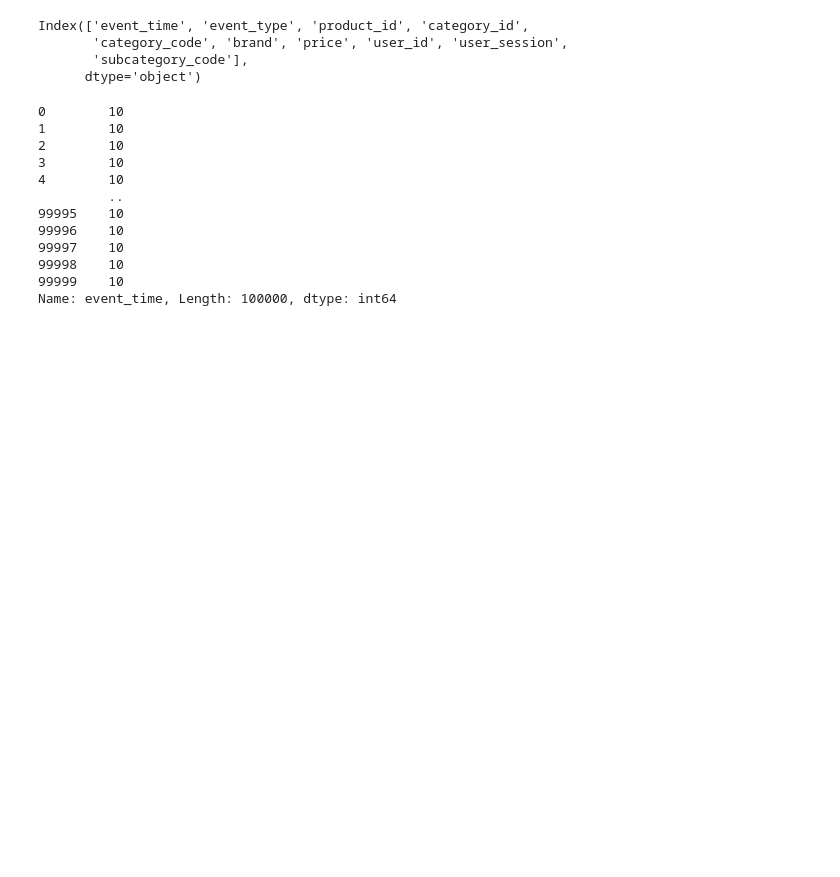
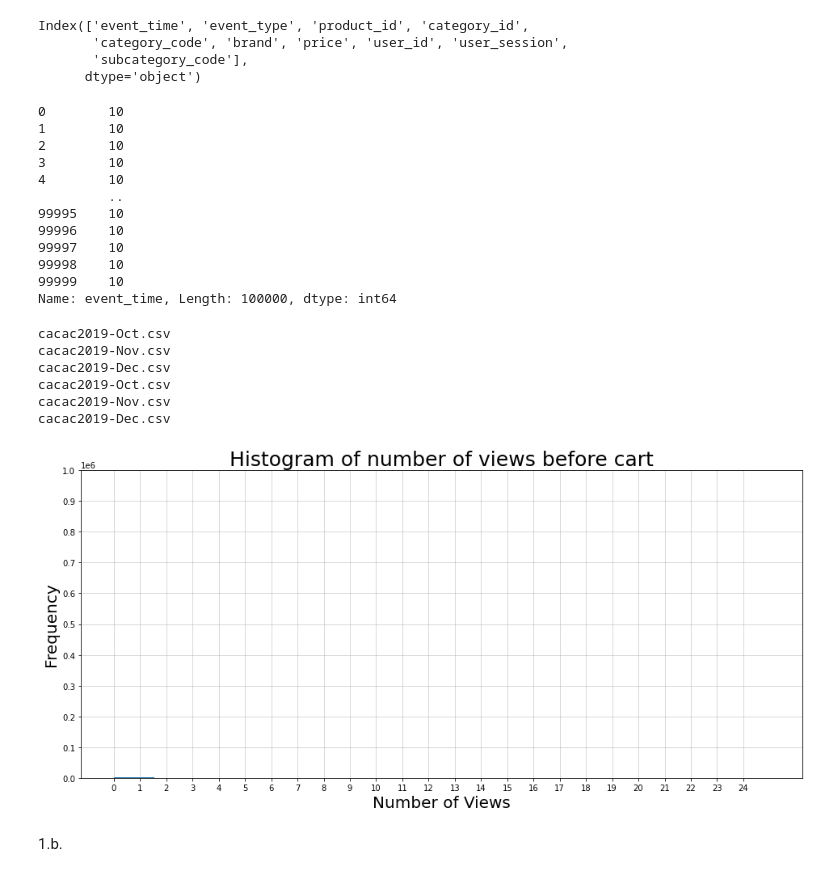
Before and after one commit to ADM-Homework-2/Homework_2, a Jupyter notebook: Main.ipynb, the cells around one changed output. Drawn from its saved outputs; the diff is of its cells as text; code cells hidden in the pictures; blank space fills up the shorter version.

```diff
--- a/Main.ipynb
+++ b/Main.ipynb
@@ -549,3 +508,15 @@ test_1.event_time
 99998    10
 99999    10
 Name: event_time, Length: 100000, dtype: int64
+# %%
+x = funcs.average_views_before_cart(data_sets=['cacac2019-Oct.csv', 'cacac2019-Nov.csv', 'cacac2019-Dec.csv'])
+# %% [output]
+cacac2019-Oct.csv
+cacac2019-Nov.csv
+cacac2019-Dec.csv
+cacac2019-Oct.csv
+cacac2019-Nov.csv
+cacac2019-Dec.csv
+[figure, added]
+# %% [markdown]
+1.b.
```
Also changed, not shown: parts of 57 cells of this notebook, 5 other files.
